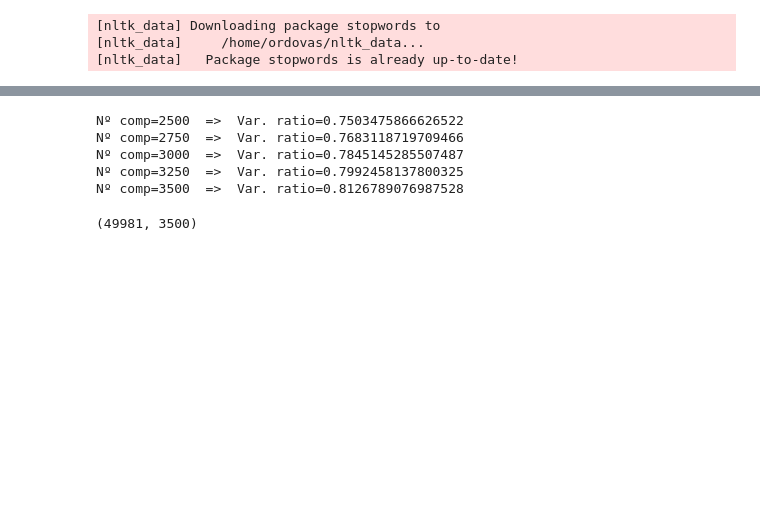
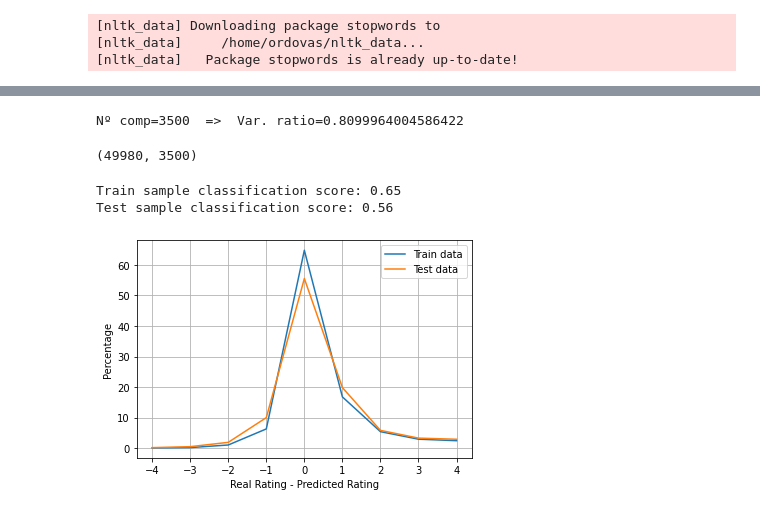
Before and after one commit to ordovas/amazon_books_reviews, a Jupyter notebook: svd_dim_reduct.ipynb, the cells around one changed output, grey strips where cells are left out. Cells and saved outputs as stored; diff of their text form; code cells hidden in the pictures; blank space fills up the shorter version.

```diff
--- a/svd_dim_reduct.ipynb
+++ b/svd_dim_reduct.ipynb
@@ -50,17 +54,31 @@ Nº comp=3500  =>  Var. ratio=0.8126789076987528
-# %%
-from sklearn.decomposition import TruncatedSVD
-
-
-comps,var,svd_transformer = var_svc(df_tfidf)
-# %% [output]
-Nº comp=2500  =>  Var. ratio=0.7503475866626522
-Nº comp=2750  =>  Var. ratio=0.7683118719709466
-Nº comp=3000  =>  Var. ratio=0.7845145285507487
-Nº comp=3250  =>  Var. ratio=0.7992458137800325
-Nº comp=3500  =>  Var. ratio=0.8126789076987528
+# %%
+comps,var,svd_transformer = var_svc(df_tfidf,step=250,ini_nc=3500)
+# %% [output]
+Nº comp=3500  =>  Var. ratio=0.8099964004586422
 # %%
 data_svd = svd_transformer.transform(df_tfidf)
 # %%
 data_svd.shape
 # %% [output]
-(49981, 3500)
+(49980, 3500)
+# %%
+X_train, X_test, y_train, y_test = train_test_split(data_svd, df["overall"], test_size=0.15, random_state=42)
+clf = LogisticRegression(random_state=0,class_weight="balanced",max_iter=5000).fit(X_train, y_train)
+sc_train=clf.score(X_train, y_train)
+sc_test=clf.score(X_test, y_test)
+print(f"Train sample classification score: {round(sc_train,2)}")
+print(f"Test sample classification score: {round(sc_test,2)}")
+# %% [output]
+Train sample classification score: 0.65
+Test sample classification score: 0.56
+# %%
+counts, bins = np.histogram(y_train-clf.predict(X_train),bins=np.arange(-4,6))
+plt.plot(bins[:-1],counts*100/sum(counts),label="Train data")
+plt.grid()
+counts, bins = np.histogram(y_test-clf.predict(X_test),bins=np.arange(-4,6))
+plt.plot(bins[:-1],counts*100/sum(counts),label="Test data")
+plt.xlabel("Real Rating - Predicted Rating")
+plt.ylabel("Percentage")
+plt.legend();
+# %% [output]
+[figure, added]
```
Also changed, not shown: parts of 10 cells of this notebook, 3 other files.
